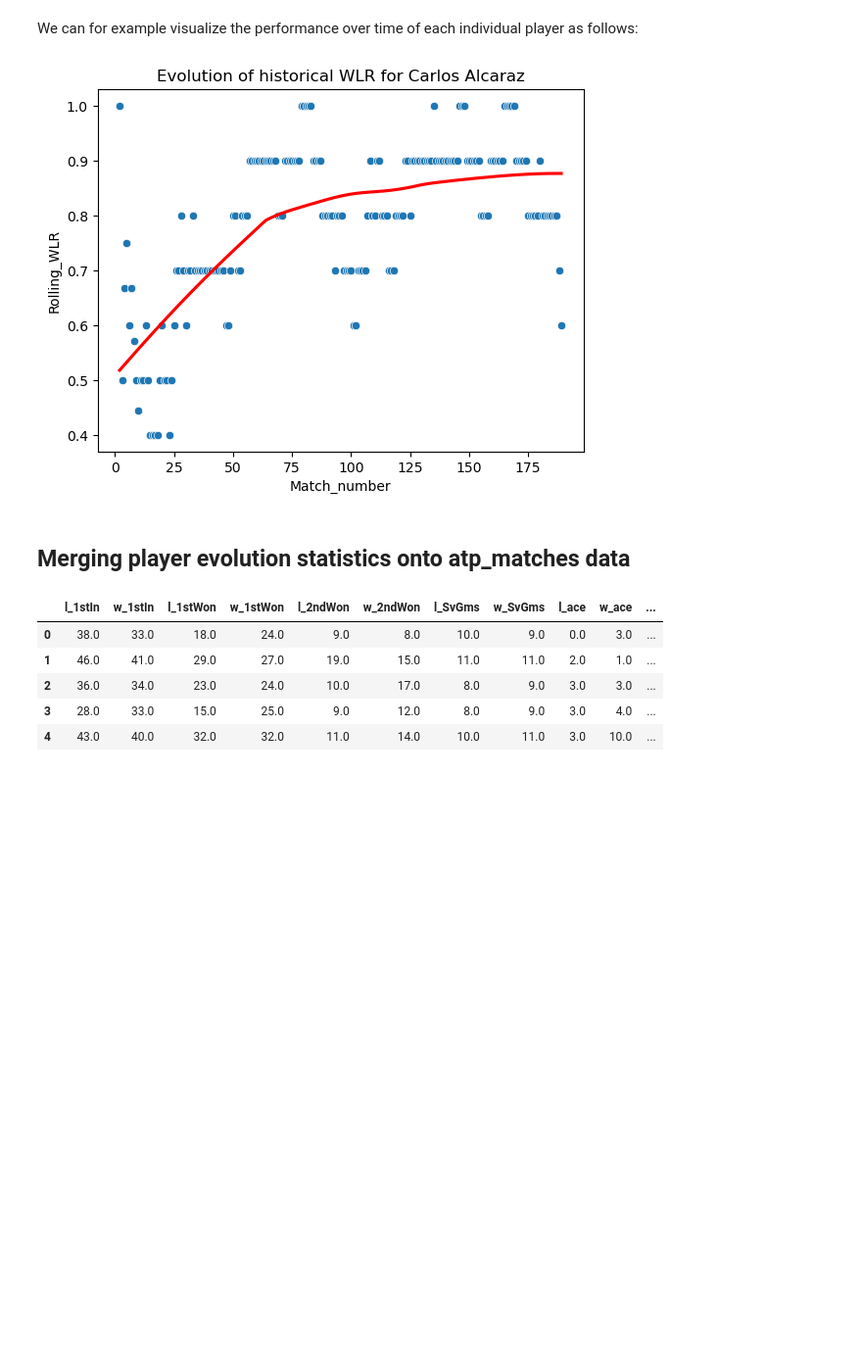
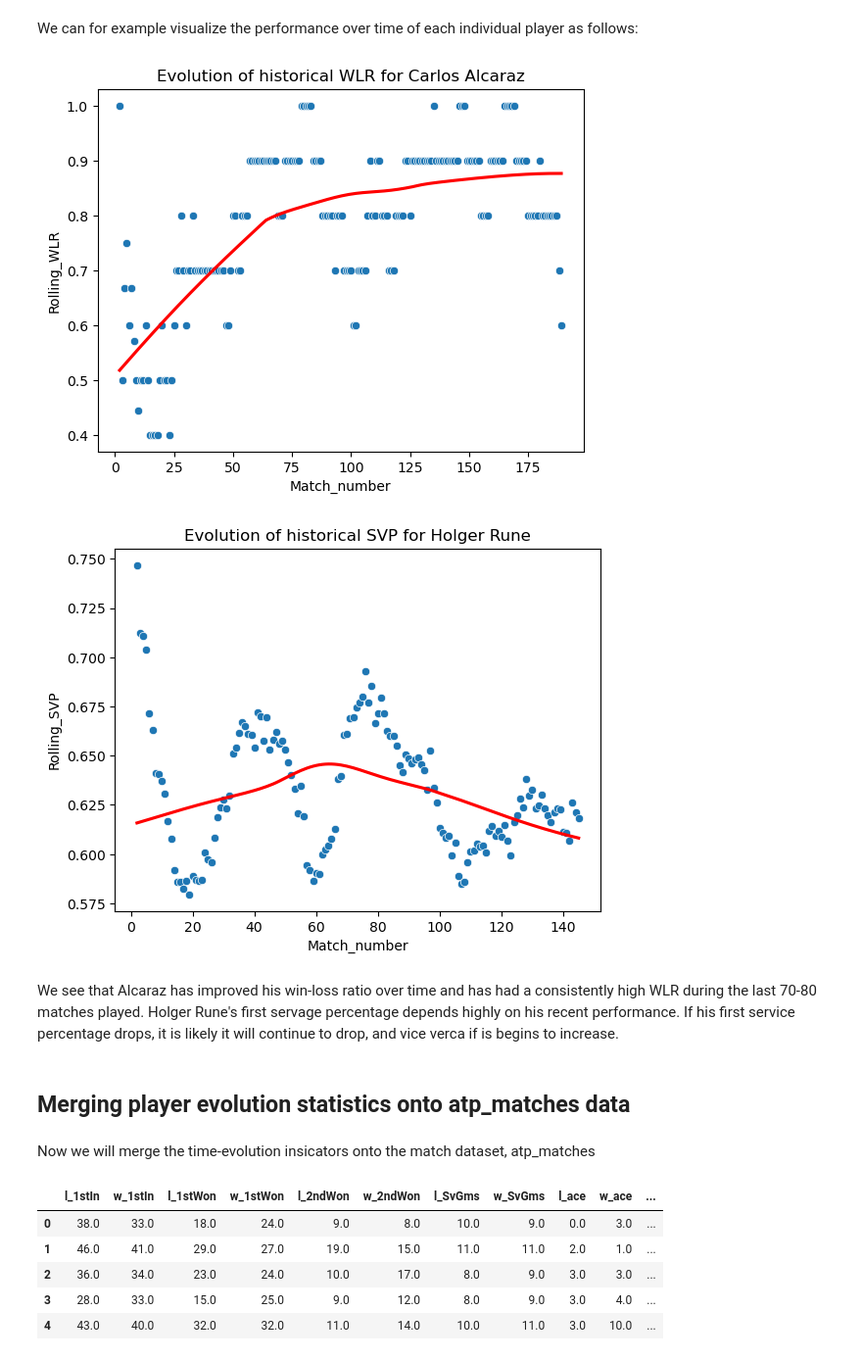
Before and after one commit to Alla977/Predicting-ATP-Tennis-Match-Outcomes, a Jupyter notebook: Data wrangling.ipynb, the cells around one changed output. Shown: that part at 98% size. Cells and saved outputs as stored; diff of their text form; code cells hidden in the pictures; blank space fills up the shorter version.

```diff
--- a/Data wrangling.ipynb
+++ b/Data wrangling.ipynb
@@ -271,8 +270,10 @@ A weak first service can be compensated by a strong second serve.  If a player i
 # %%
-all_matches_per_player['ssvWon'] = all_matches_per_player.apply( lambda row: row['w_2ndWon'] if row['player'] == row['winner_name']
-                                                              else  row['l_2ndWon'],axis=1)
-all_matches_per_player['ssvpt'] = all_matches_per_player.apply( lambda row: (row['w_svpt']-row['w_1stIn']-row['w_df']) if row['player'] == row['winner_name']
-                                                              else  row['l_svpt'], axis=1)
+all_matches_per_player['ssvWon'] = all_matches_per_player.apply(
+    lambda row: row['w_2ndWon'] if row['player'] == row['winner_name'] else  row['l_2ndWon'],axis=1)
+
+all_matches_per_player['ssvpt'] = all_matches_per_player.apply(
+    lambda row: (row['w_svpt']-row['w_1stIn']-row['w_df']) if row['player'] == row['winner_name']else  row['l_svpt'], axis=1)
+
 all_matches_per_player['shifted_ssvpt'] = all_matches_per_player.groupby('player')['ssvpt'].shift(1)
 all_matches_per_player['shifted_ssvWon'] = all_matches_per_player.groupby('player')['ssvWon'].shift(1)
 # %%
@@ -348,10 +349,17 @@ def evolution(x,y,data, player, t=False):
 # %%
 all_matches_per_player.rename(columns={'player': 'Main_player_name'}, inplace=True)
 evolution(data = all_matches_per_player, player = 'Carlos Alcaraz',x='Match_number',y='Rolling_WLR')
+evolution(data = all_matches_per_player, player = 'Holger Rune',x='Match_number',y='Rolling_SVP')
 # %% [output]
 [figure]
+[figure, added]
+# %% [markdown]
+We see that Alcaraz has improved his win-loss ratio over time and has had a consistently high WLR during the last 70-80 matches played.
+Holger Rune's first servage percentage depends highly on his recent performance. If his first service percentage drops, it is likely it will continue to drop, and vice verca if is begins to increase.
 # %% [markdown]
 ## Merging player evolution statistics onto atp_matches data
+# %% [markdown]
+Now we will merge the time-evolution insicators onto the match dataset, atp_matches
 # %%
 cols = ['match_num','Match_number','tourney_date','Main_player_name','Rolling_WLR','Rolling_WLR_5','Rolling_SVP','Rolling_SVP_5','Rolling_SSWP','Rolling_SSWP_5','Rolling_BPS','Rolling_BPS_5']
 evolution_statistics = all_matches_per_player[cols]
```
Also changed, not shown: parts of 7 cells of this notebook.
